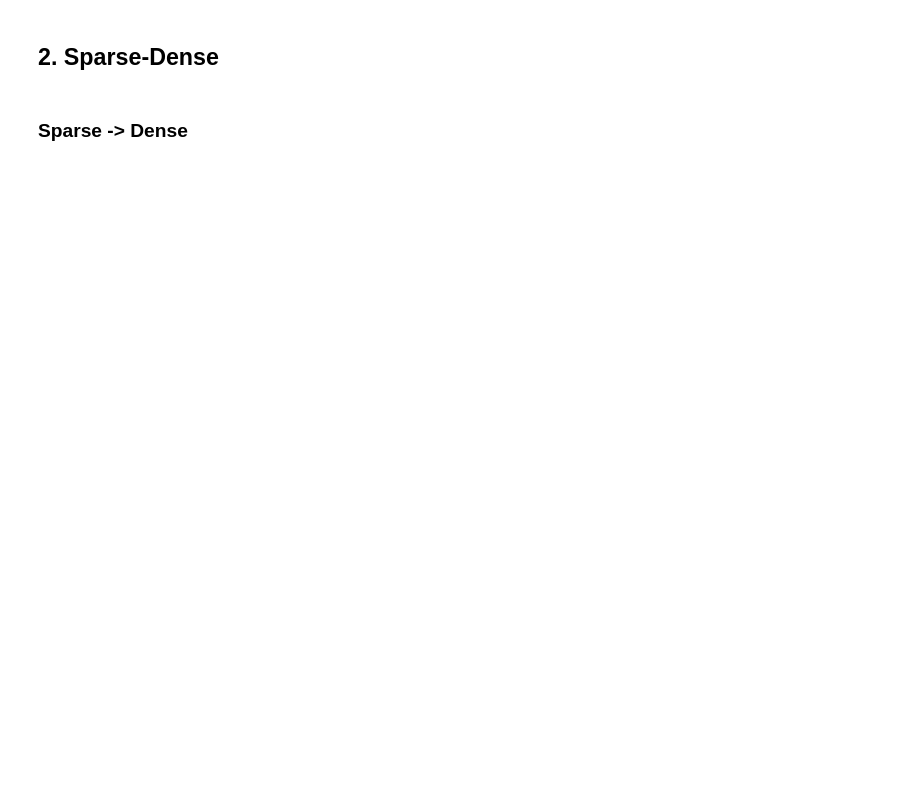
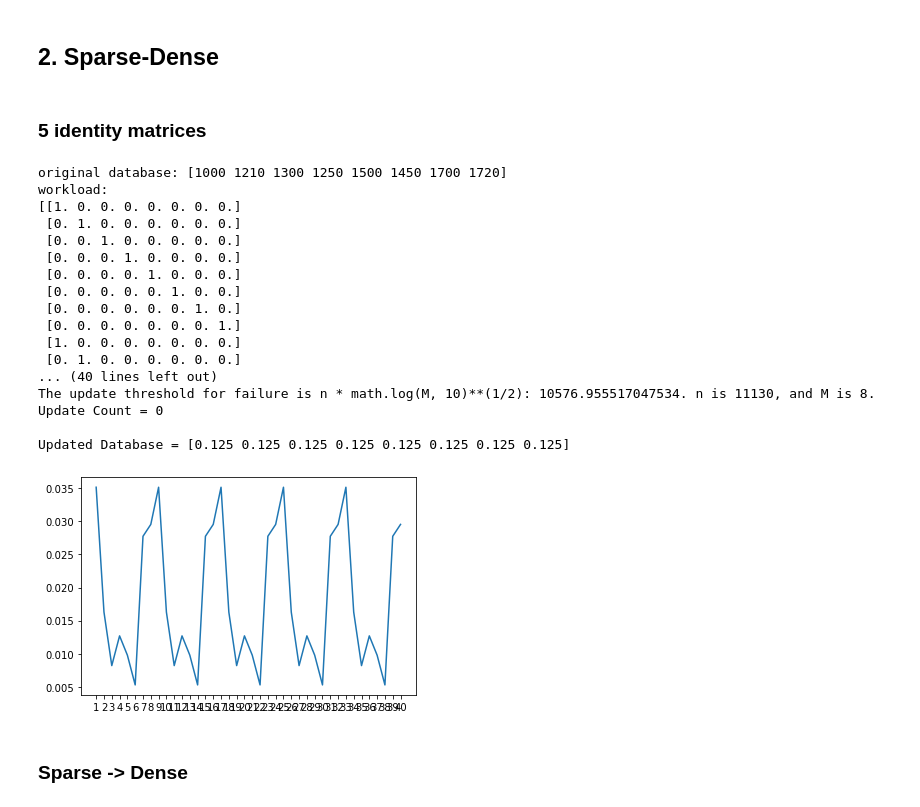
Before and after one commit to yikai-wu/Multi-Analyst-DP, a Jupyter notebook: src/pmw.ipynb, the cells around one changed output. Cells and saved outputs as stored; diff of their text form; code cells hidden in the pictures; blank space fills up the shorter version.

```diff
--- a/src/pmw.ipynb
+++ b/src/pmw.ipynb
@@ -425,6 +503,30 @@ Update Count = 1
 W_identity = workload.Identity(8).dense_matrix()
 W_allrange = workload.AllRange(8).dense_matrix()
 W_total = workload.Total(8).dense_matrix()
+# %% [markdown]
+### 5 identity matrices
+# %%
+W_five_identity = np.vstack((W_identity, W_identity, W_identity, W_identity, W_identity))
+pmw(W_five_identity, x_large)
+# %% [output]
+original database: [1000 1210 1300 1250 1500 1450 1700 1720]
+workload:
+[[1. 0. 0. 0. 0. 0. 0. 0.]
+ [0. 1. 0. 0. 0. 0. 0. 0.]
+ [0. 0. 1. 0. 0. 0. 0. 0.]
+ [0. 0. 0. 1. 0. 0. 0. 0.]
+ [0. 0. 0. 0. 1. 0. 0. 0.]
+ [0. 0. 0. 0. 0. 1. 0. 0.]
+ [0. 0. 0. 0. 0. 0. 1. 0.]
+ [0. 0. 0. 0. 0. 0. 0. 1.]
+ [1. 0. 0. 0. 0. 0. 0. 0.]
+ [0. 1. 0. 0. 0. 0. 0. 0.]
+... (40 lines left out)
+The update threshold for failure is n * math.log(M, 10)**(1/2): 10576.955517047534. n is 11130, and M is 8.
+Update Count = 0
+
+Updated Database = [0.125 0.125 0.125 0.125 0.125 0.125 0.125 0.125]
+[figure, added]
 # %% [markdown]
 ### Sparse -> Dense
 # %%
```
Also changed, not shown: parts of 24 cells of this notebook.
